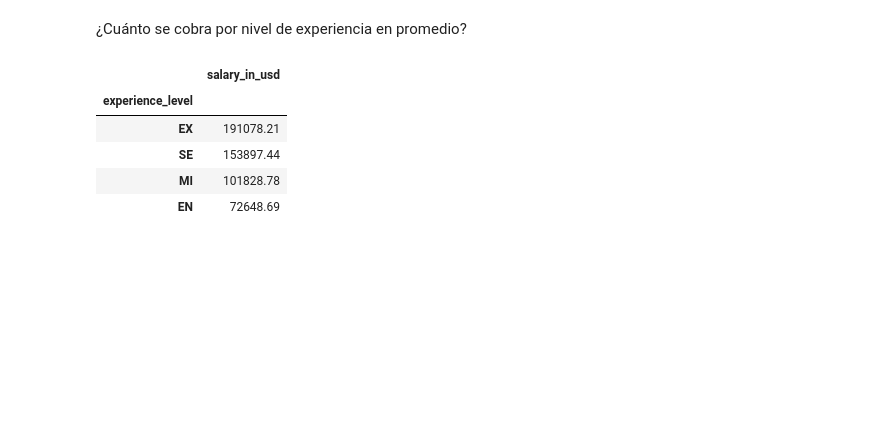
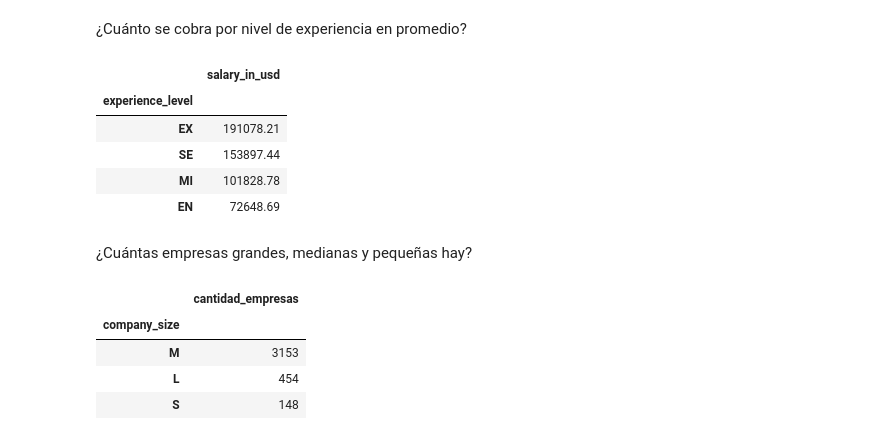
Before and after one commit to Germandcont/Data-Science---Salary-, a Jupyter notebook: Cuaderno/ds.ipynb, the cells around one changed output. Drawn from its saved outputs; the diff is of its cells as text; code cells hidden in the pictures; blank space fills up the shorter version.

```diff
--- a/Cuaderno/ds.ipynb
+++ b/Cuaderno/ds.ipynb
@@ -185,3 +185,13 @@ df.groupby("experience_level").agg({"salary_in_usd":"mean"}).round(2).sort_value
 | SE | 153897.44 |
 | MI | 101828.78 |
 | EN | 72648.69 |
+# %% [markdown]
+¿Cuántas empresas grandes, medianas y pequeñas hay?
+# %%
+df.groupby("company_size").agg({"company_size" : "count"}).rename(columns={"company_size": "cantidad_empresas"}).sort_values(by=["cantidad_empresas"], ascending=False)
+# %% [output]
+|  | cantidad_empresas |
+| company_size |  |
+| M | 3153 |
+| L | 454 |
+| S | 148 |
```
Also changed, not shown: parts of 2 cells of this notebook.
